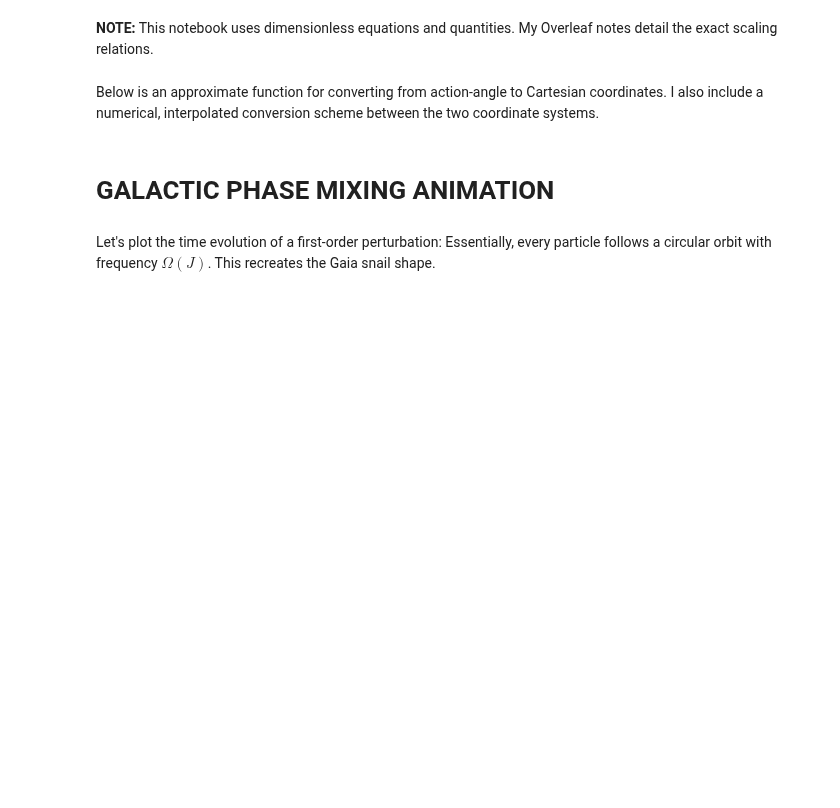
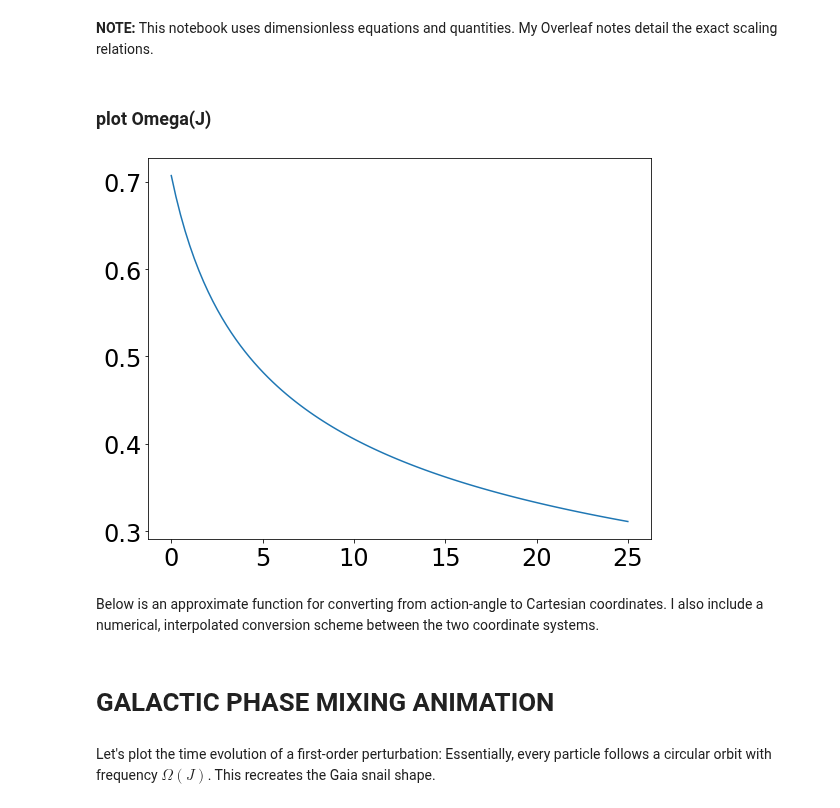
Before and after one commit to Jupiter1994/plasma-echo, a Jupyter notebook: Galactic Phase Mixing and Echo.ipynb, the cells around one changed output. Drawn from its saved outputs; the diff is of its cells as text; code cells hidden in the pictures; blank space fills up the shorter version.

```diff
--- a/Galactic Phase Mixing and Echo.ipynb
+++ b/Galactic Phase Mixing and Echo.ipynb
@@ -59,6 +59,21 @@ def dOmega_dJ(J):
     denom = (1 + b*J)**(4/3)
 
     return num / denom
+# %% [markdown]
+### plot Omega(J)
+# %%
+plt.rcParams.update({'font.size':24})
+
+Js = np.linspace(0, 25, 100)
+
+fig = plt.figure(figsize=(9,7))
+plt.plot(Js, Omega(Js))
+
+save_Omega_figure = False
+if save_Omega_figure:
+    plt.savefig(f'Gaia phase mixing (thesis)/Omega_interpolated.png', dpi=300)
+# %% [output]
+[figure, added]
 # %% [markdown]
 Below is an approximate function for converting from action-angle to Cartesian coordinates. I also include a numerical, interpolated conversion scheme between the two coordinate systems.
 # %%
```
Also changed, not shown: 1 other file.
